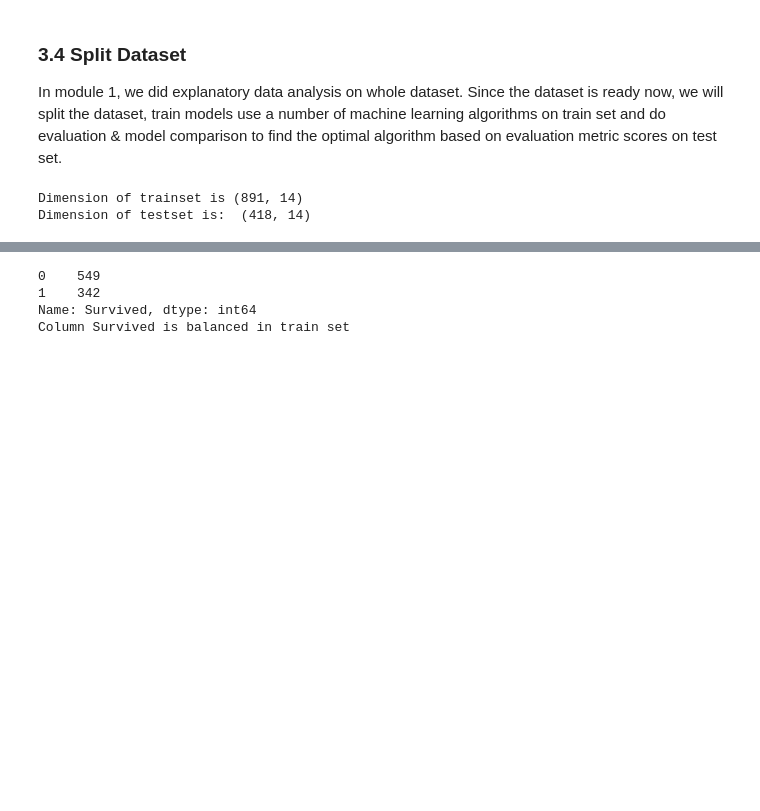
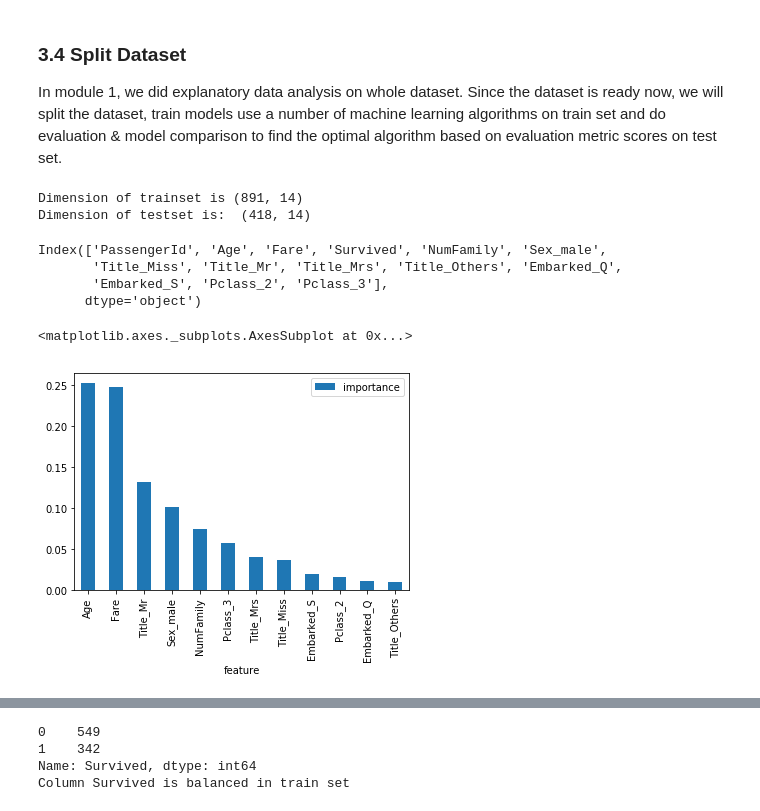
Before and after one commit to CoolGIRLCOCO/Project-Titantic-Survival-Prediction-ToBContinuted, a Jupyter notebook: Predict Survival on Titanic Datasets Using Classification Methods(Part 2).ipynb, the cells around one changed output, grey strips where cells are left out. Drawn from its saved outputs; the diff is of its cells as text; code cells hidden in the pictures; blank space fills up the shorter version.

```diff
--- a/Predict Survival on Titanic Datasets Using Classification Methods(Part 2).ipynb
+++ b/Predict Survival on Titanic Datasets Using Classification Methods(Part 2).ipynb
@@ -123,11 +126,11 @@ Train = Data2.loc[~Data2.PassengerId.isin(Testlist)]
 Test = Data2.loc[Data2.PassengerId.isin(Testlist)]
 print('Dimension of trainset is',Train.shape)#891 x 14
 print('Dimension of testset is: ',Test.shape)#418 x 14
-
-Train_y = Train.Survived
-Train_X = Train[['PassengerId', 'Age', 'Fare', 'NumFamily', 'Sex_male', 'Title_Miss','Title_Mr', 'Title_Mrs', 'Title_Others','Embarked_Q', 'Embarked_S', 'Pclass_2', 'Pclass_3']]
-Test_y = Test.Survived
-Test_X = Test[['PassengerId', 'Age', 'Fare', 'NumFamily', 'Sex_male', 'Title_Miss','Title_Mr', 'Title_Mrs', 'Title_Others','Embarked_Q', 'Embarked_S', 'Pclass_2', 'Pclass_3']]
+Train.dtypes.index
 # %% [output]
 Dimension of trainset is (891, 14)
 Dimension of testset is:  (418, 14)
+Index(['PassengerId', 'Age', 'Fare', 'Survived', 'NumFamily', 'Sex_male',
+       'Title_Miss', 'Title_Mr', 'Title_Mrs', 'Title_Others', 'Embarked_Q',
+       'Embarked_S', 'Pclass_2', 'Pclass_3'],
+      dtype='object')
@@ -134,3 +147,16 @@ Dimension of testset is:  (418, 14)
+# %%
+import numpy as np
+random_forest = RandomForestClassifier(n_estimators=100)
+random_forest.fit(Train_X, Train_y)
+
+Y_prediction = random_forest.predict(Test_X)
+
+importances = pd.DataFrame({'feature':Train_X.columns,'importance':np.round(random_forest.feature_importances_,3)})
+importances = importances.sort_values('importance',ascending=False).set_index('feature')
+importances.plot.bar()
+# %% [output]
+<matplotlib.axes._subplots.AxesSubplot at 0x...>
+[figure, added]
 # %% [markdown]
 ### 3.5 Introduction of Evaluation Matrics
 Before using multiple ML algorithms, let's talk about Evaluation Matrics in advance. How to define how effective an algorithm is? If it is hard to understand, maybe we can think about a simple question: How to tell if a restaurant is a good one. Are we judging the restaurants on the basis of their hotpot? Sushi? Ramen? Service? Or even In-store decoration?
```
Also changed, not shown: parts of 9 cells of this notebook.
